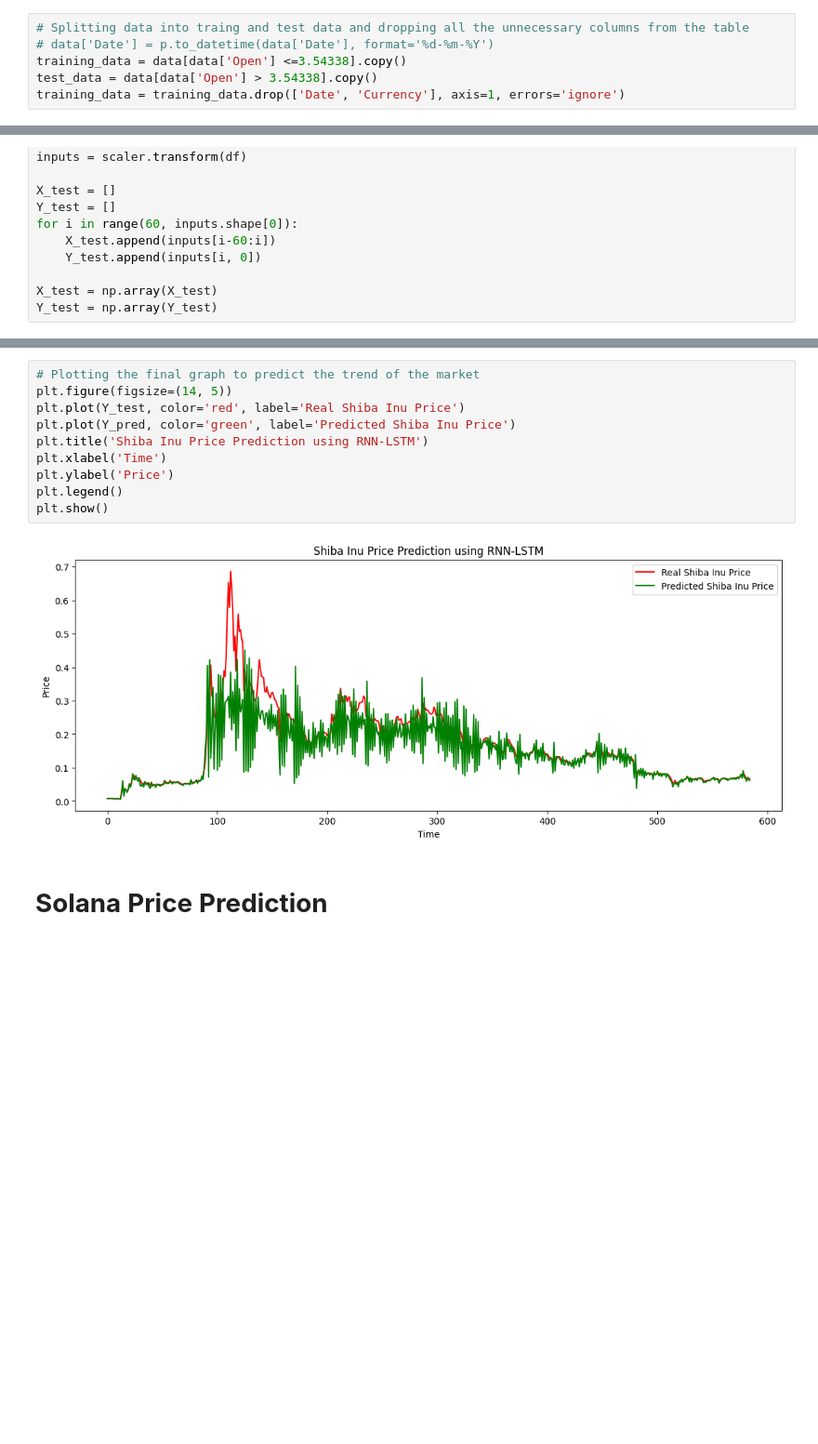
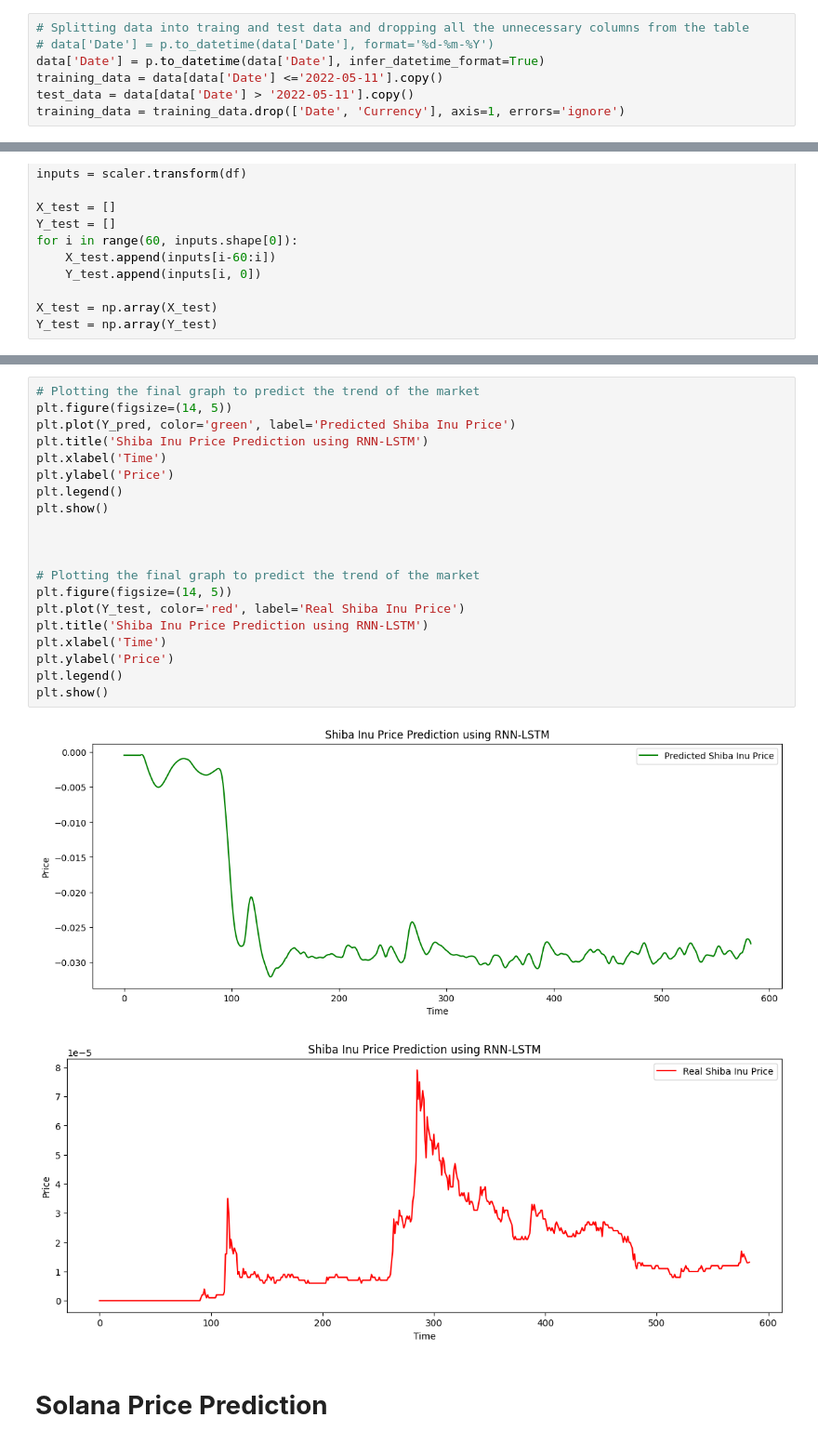
Before and after one commit to shinjinisen/cryptocurrency-model-predictor, a Jupyter notebook: Model_train.ipynb, the cells around one changed output, grey strips where cells are left out. Shown at 93% size. Drawn from its saved outputs; the diff is of its cells as text; blank space fills up the shorter version.

```diff
--- a/Model_train.ipynb
+++ b/Model_train.ipynb
@@ -53,8 +53,9 @@ For example, when doing 'df[col].method(value, inplace=True)', try using 'df.met
 # %%
 # Splitting data into traing and test data and dropping all the unnecessary columns from the table
 # data['Date'] = p.to_datetime(data['Date'], format='%d-%m-%Y')
-training_data = data[data['Open'] <=3.54338].copy()
-test_data = data[data['Open'] > 3.54338].copy()
+data['Date'] = p.to_datetime(data['Date'], infer_datetime_format=True)
+training_data = data[data['Date'] <='2022-05-11'].copy()
+test_data = data[data['Date'] > '2022-05-11'].copy()
 training_data = training_data.drop(['Date', 'Currency'], axis=1, errors='ignore')
 # %% [markdown]
 Feature Scaling
@@ -1191,15 +1469,26 @@ Y_pred = Y_pred*scale
 # %%
 # Plotting the final graph to predict the trend of the market
 plt.figure(figsize=(14, 5))
-plt.plot(Y_test, color='red', label='Real Shiba Inu Price')
 plt.plot(Y_pred, color='green', label='Predicted Shiba Inu Price')
 plt.title('Shiba Inu Price Prediction using RNN-LSTM')
 plt.xlabel('Time')
 plt.ylabel('Price')
 plt.legend()
 plt.show()
+
+
+
+# Plotting the final graph to predict the trend of the market
+plt.figure(figsize=(14, 5))
+plt.plot(Y_test, color='red', label='Real Shiba Inu Price')
+plt.title('Shiba Inu Price Prediction using RNN-LSTM')
+plt.xlabel('Time')
+plt.ylabel('Price')
+plt.legend()
+plt.show()
 # %% [output]
-[figure, old version]
+[figure, new version]
+[figure, added]
 # %% [markdown]
 # **Solana** **Price** **Prediction**
 # %%
```
Also changed, not shown: parts of 18 cells of this notebook.
